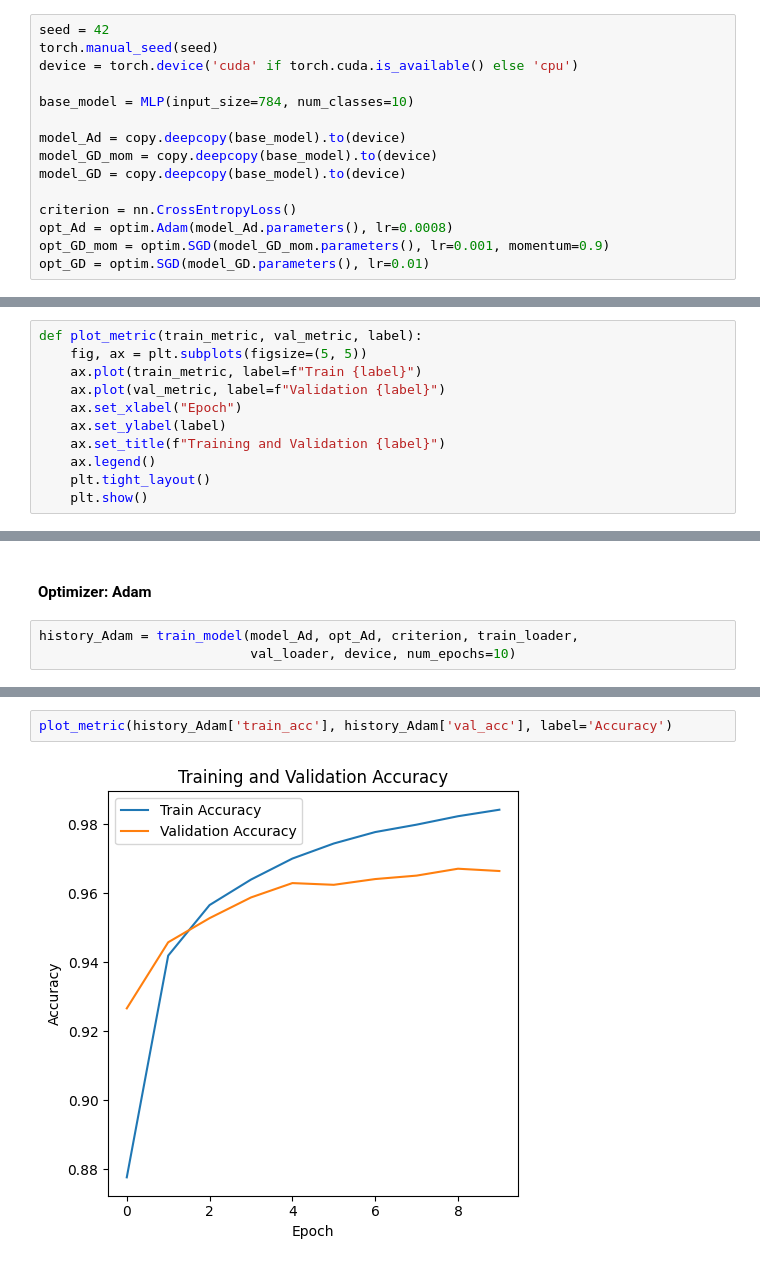
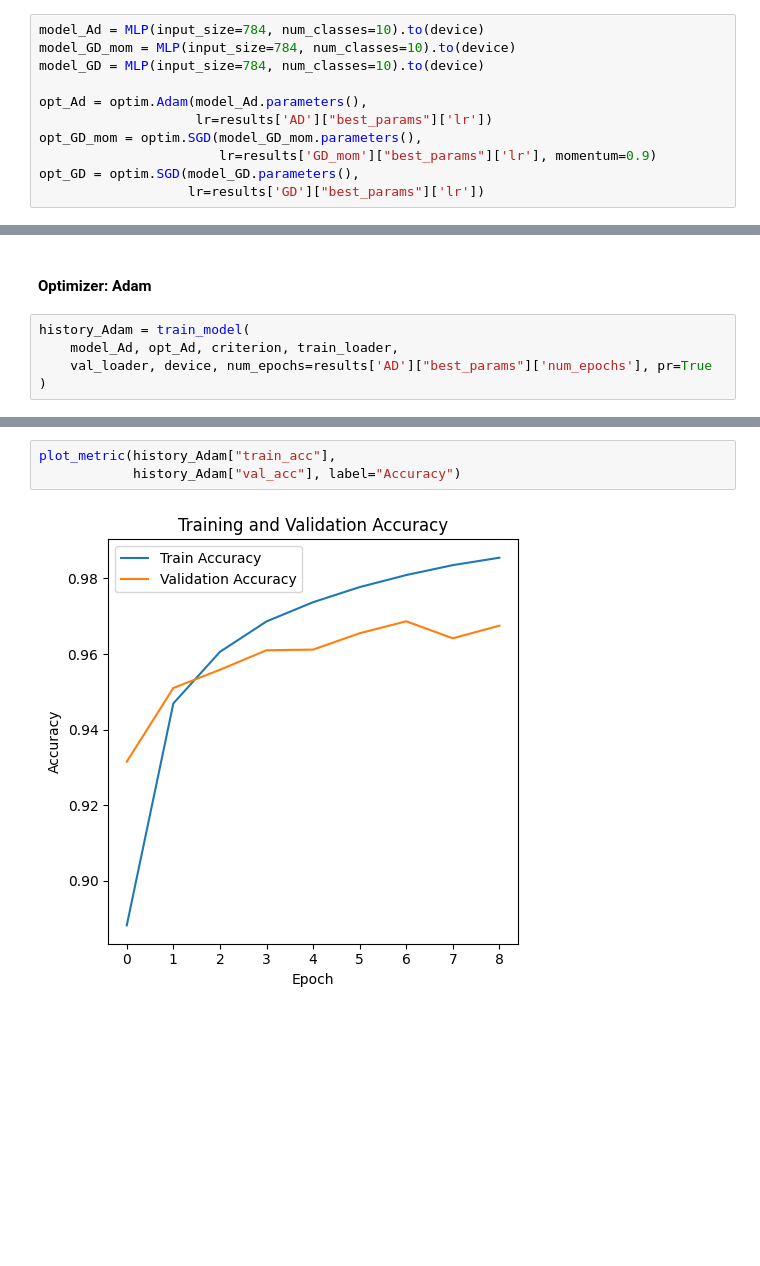
Before and after one commit to ZhrArhZ/DeepLearningIUT, a Jupyter notebook: coursework/1.MLP/HW2.ipynb, the cells around one changed output, grey strips where cells are left out. Drawn from its saved outputs; the diff is of its cells as text; blank space fills up the shorter version.

Commit message:
Add Optuna hyperparameter tuning and complete optimizer comparison

```diff
--- a/coursework/1.MLP/HW2.ipynb
+++ b/coursework/1.MLP/HW2.ipynb
@@ -112,15 +266,11 @@ class MLP(nn.Module):
 # %%
-seed = 42
-torch.manual_seed(seed)
-device = torch.device('cuda' if torch.cuda.is_available() else 'cpu')
+model_Ad = MLP(input_size=784, num_classes=10).to(device)
+model_GD_mom = MLP(input_size=784, num_classes=10).to(device)
+model_GD = MLP(input_size=784, num_classes=10).to(device)
 
-base_model = MLP(input_size=784, num_classes=10)
-
-model_Ad = copy.deepcopy(base_model).to(device)
-model_GD_mom = copy.deepcopy(base_model).to(device)
-model_GD = copy.deepcopy(base_model).to(device)
-
-criterion = nn.CrossEntropyLoss()
-opt_Ad = optim.Adam(model_Ad.parameters(), lr=0.0008)
-opt_GD_mom = optim.SGD(model_GD_mom.parameters(), lr=0.001, momentum=0.9)
-opt_GD = optim.SGD(model_GD.parameters(), lr=0.01)
+opt_Ad = optim.Adam(model_Ad.parameters(),
+                    lr=results['AD']["best_params"]['lr'])
+opt_GD_mom = optim.SGD(model_GD_mom.parameters(),
+                       lr=results['GD_mom']["best_params"]['lr'], momentum=0.9)
+opt_GD = optim.SGD(model_GD.parameters(),
+                   lr=results['GD']["best_params"]['lr'])
@@ -248,19 +277,10 @@ def train_model(
-# %%
-def plot_metric(train_metric, val_metric, label):
-    fig, ax = plt.subplots(figsize=(5, 5))
-    ax.plot(train_metric, label=f"Train {label}")
-    ax.plot(val_metric, label=f"Validation {label}")
-    ax.set_xlabel("Epoch")
-    ax.set_ylabel(label)
-    ax.set_title(f"Training and Validation {label}")
-    ax.legend()
-    plt.tight_layout()
-    plt.show()
 # %% [markdown]
 ### Optimizers comparison
 # %% [markdown]
 #### Optimizer: Adam
 # %%
-history_Adam = train_model(model_Ad, opt_Ad, criterion, train_loader,
-                           val_loader, device, num_epochs=10)
+history_Adam = train_model(
+    model_Ad, opt_Ad, criterion, train_loader,
+    val_loader, device, num_epochs=results['AD']["best_params"]['num_epochs'], pr=True
+)
 # %% [output]
@@ -281,6 +300,7 @@ plot_metric(history_Adam["train_loss"], history_Adam["val_loss"], "loss")
 # %%
-plot_metric(history_Adam['train_acc'], history_Adam['val_acc'], label='Accuracy')
+plot_metric(history_Adam["train_acc"],
+            history_Adam["val_acc"], label="Accuracy")
 # %% [output]
-[figure, old version]
+[figure, new version]
 # %%
 y_pred, y_true = test_model(model_Ad, test_loader, device)
```
Also changed, not shown: parts of 28 cells of this notebook, 1 other file.
